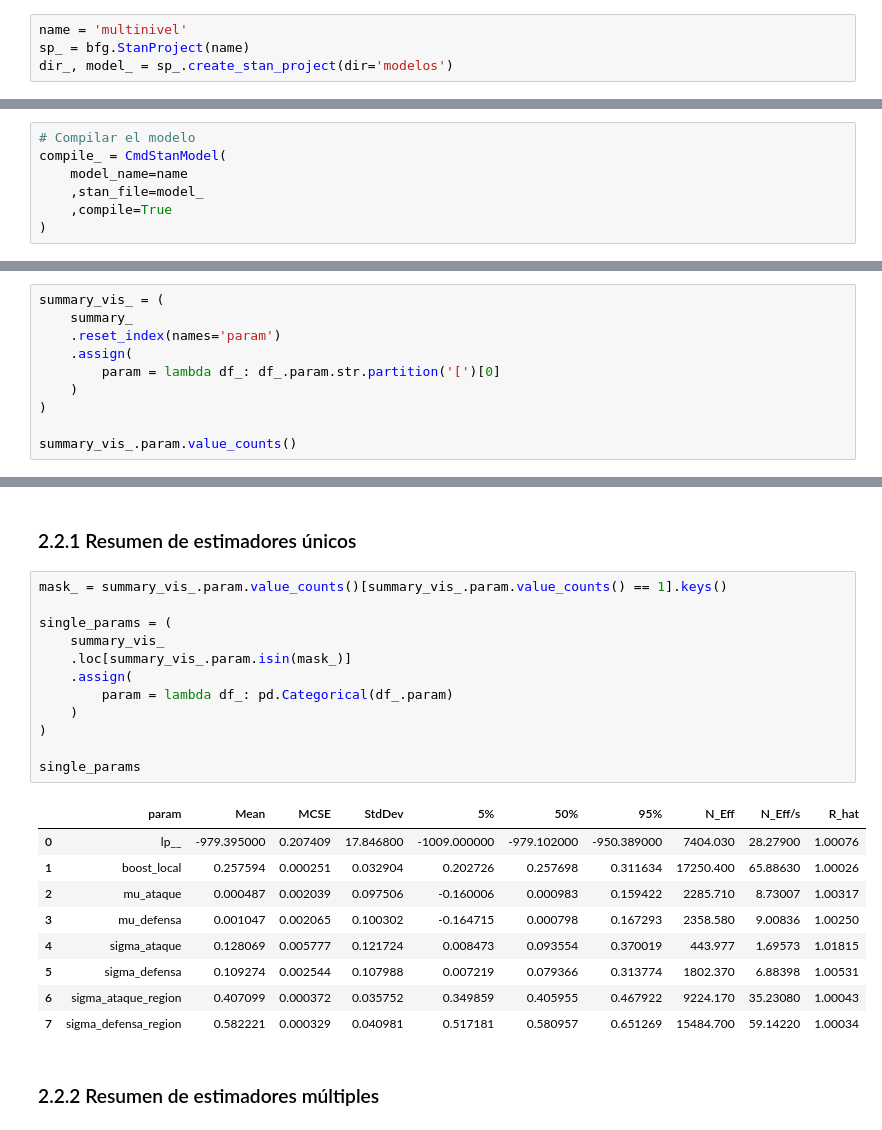
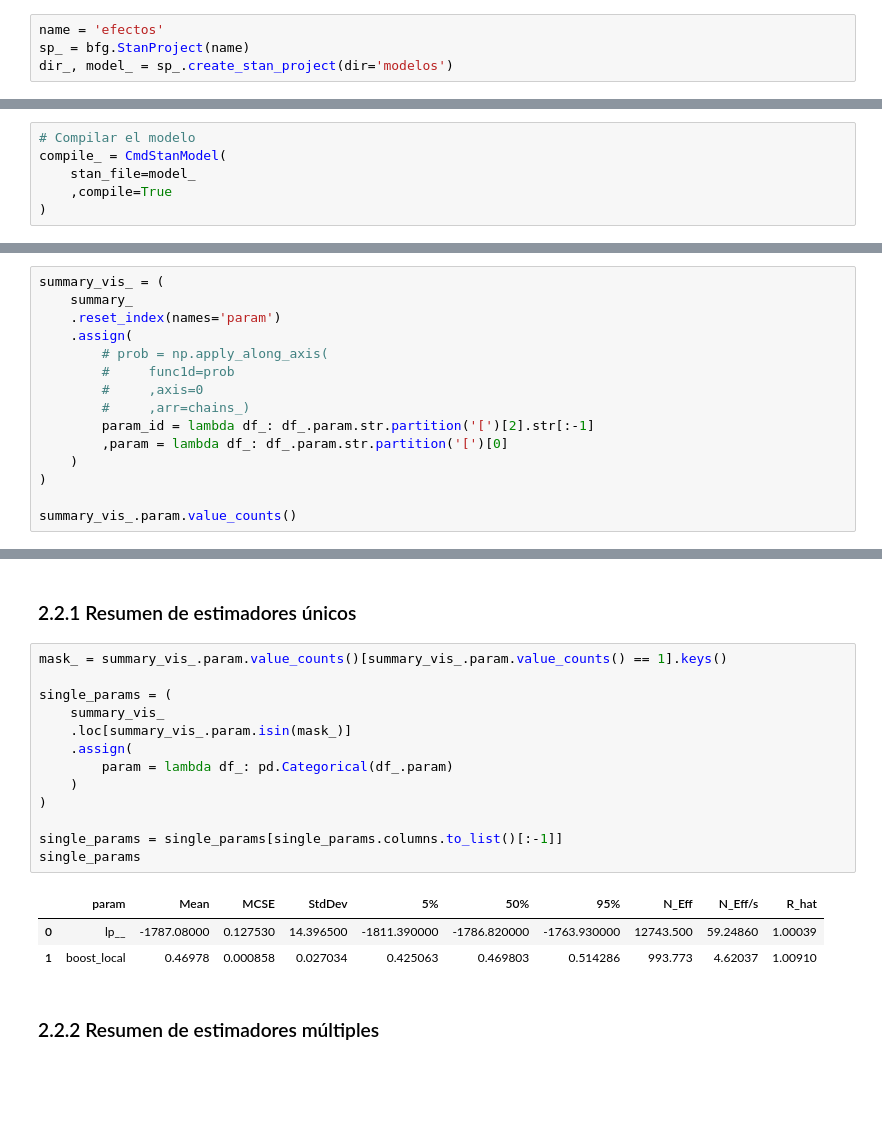
Before and after one commit to CAMM961001/futbol_bayes, a Jupyter notebook: src/jerarquico.ipynb, the cells around one changed output, grey strips where cells are left out. Saved outputs shown, nothing was run; the diff lists cells and outputs as text; blank space fills up the shorter version.

```diff
--- a/src/jerarquico.ipynb
+++ b/src/jerarquico.ipynb
@@ -148,7 +148,7 @@ Primero se definen algunas funciones útiles para la creación y manipulación d
 # %%
 import BFG3000 as bfg
 # %%
-name = 'multinivel'
+name = 'efectos'
 sp_ = bfg.StanProject(name)
 dir_, model_ = sp_.create_stan_project(dir='modelos')
 # %% [output]
@@ -158,8 +158,7 @@ Una vez creado y editado el proyecto de STAN, se declara el siguiente bloque de
 # %%
 # Compilar el modelo
 compile_ = CmdStanModel(
-    model_name=name
-    ,stan_file=model_
+    stan_file=model_
     ,compile=True
 )
 # %% [markdown]
@@ -260,7 +248,12 @@ summary_vis_ = (
     summary_
     .reset_index(names='param')
     .assign(
-        param = lambda df_: df_.param.str.partition('[')[0]
+        # prob = np.apply_along_axis(
+        #     func1d=prob
+        #     ,axis=0
+        #     ,arr=chains_)
+        param_id = lambda df_: df_.param.str.partition('[')[2].str[:-1]
+        ,param = lambda df_: df_.param.str.partition('[')[0]
     )
 )
 
@@ -288,25 +296,20 @@ Name: count, dtype: int64
 # %%
 mask_ = summary_vis_.param.value_counts()[summary_vis_.param.value_counts() == 1].keys()
 
 single_params = (
     summary_vis_
     .loc[summary_vis_.param.isin(mask_)]
     .assign(
         param = lambda df_: pd.Categorical(df_.param)
     )
 )
 
+single_params = single_params[single_params.columns.to_list()[:-1]]
 single_params
 # %% [output]
 |  | param | Mean | MCSE | StdDev | 5% | 50% | 95% | N_Eff | N_Eff/s | R_hat |
-| 0 | lp__ | -979.395000 | 0.207409 | 17.846800 | -1009.000000 | -979.102000 | -950.389000 | 7404.030 | 28.27900 | 1.00076 |
-| 1 | boost_local | 0.257594 | 0.000251 | 0.032904 | 0.202726 | 0.257698 | 0.311634 | 17250.400 | 65.88630 | 1.00026 |
-| 2 | mu_ataque | 0.000487 | 0.002039 | 0.097506 | -0.160006 | 0.000983 | 0.159422 | 2285.710 | 8.73007 | 1.00317 |
-| 3 | mu_defensa | 0.001047 | 0.002065 | 0.100302 | -0.164715 | 0.000798 | 0.167293 | 2358.580 | 9.00836 | 1.00250 |
-| 4 | sigma_ataque | 0.128069 | 0.005777 | 0.121724 | 0.008473 | 0.093554 | 0.370019 | 443.977 | 1.69573 | 1.01815 |
-| 5 | sigma_defensa | 0.109274 | 0.002544 | 0.107988 | 0.007219 | 0.079366 | 0.313774 | 1802.370 | 6.88398 | 1.00531 |
-| 6 | sigma_ataque_region | 0.407099 | 0.000372 | 0.035752 | 0.349859 | 0.405955 | 0.467922 | 9224.170 | 35.23080 | 1.00043 |
-| 7 | sigma_defensa_region | 0.582221 | 0.000329 | 0.040981 | 0.517181 | 0.580957 | 0.651269 | 15484.700 | 59.14220 | 1.00034 |
+| 0 | lp__ | -1787.08000 | 0.127530 | 14.396500 | -1811.390000 | -1786.820000 | -1763.930000 | 12743.500 | 59.24860 | 1.00039 |
+| 1 | boost_local | 0.46978 | 0.000858 | 0.027034 | 0.425063 | 0.469803 | 0.514286 | 993.773 | 4.62037 | 1.00910 |
 # %% [markdown]
 ### 2.2.2 Resumen de estimadores múltiples
 # %%
```
Also changed, not shown: parts of 23 cells of this notebook.
